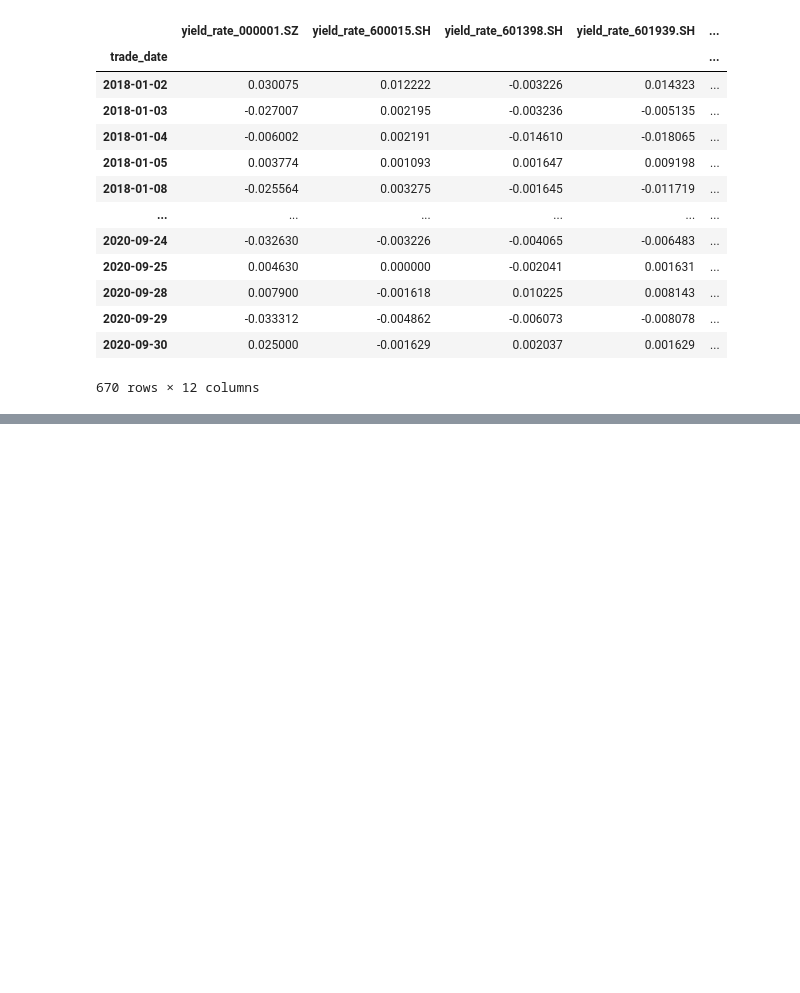
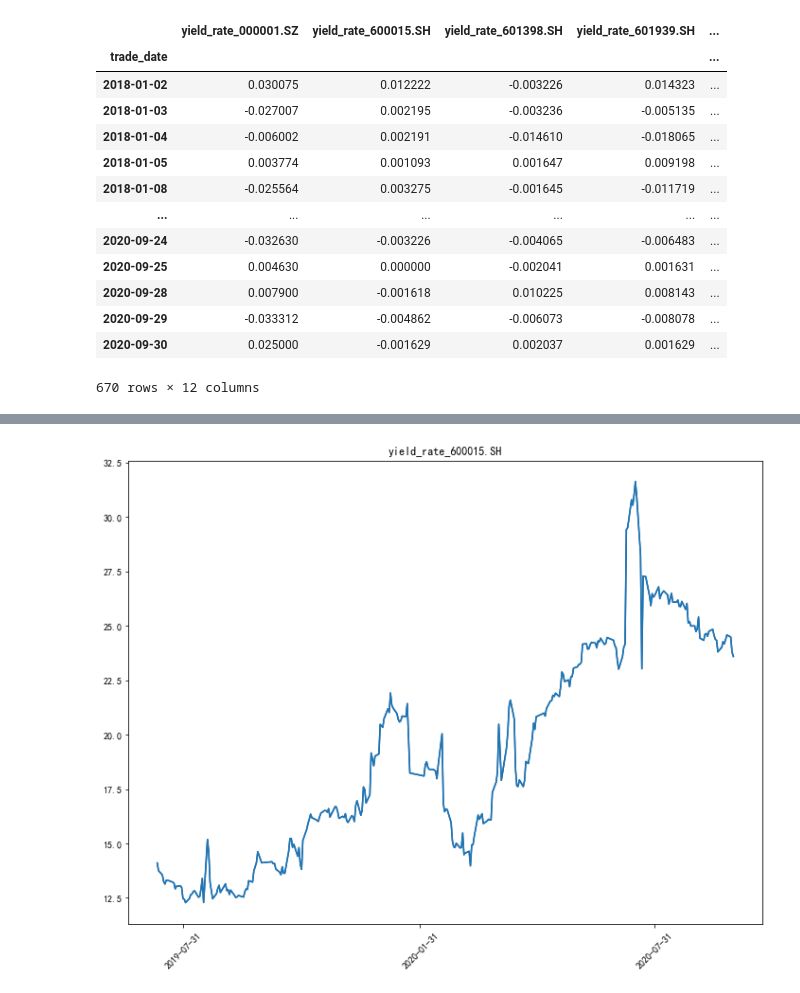
Before and after one commit to jyyskywalker/liquidity, a Jupyter notebook: code/full_process.ipynb, the cells around one changed output, grey strips where cells are left out. Cells and saved outputs as stored; diff of their text form; code cells hidden in the pictures; blank space fills up the shorter version.

```diff
--- a/code/full_process.ipynb
+++ b/code/full_process.ipynb
@@ -573,6 +573,6 @@ data
 | 2020-09-30 | 0.025000 | -0.001629 | 0.002037 | 0.001629 | ... |
 670 rows × 12 columns
 # %%
-gundong = gundong_tensor(data,670,3)
+gundong = gundong_tensor(data,360,3)
 gundong.VAR()
 gundong.cal_overflow(predict_time=10)
@@ -578,0 +594,4 @@ gundong.cal_overflow(predict_time=10)
+# %%
+gundong.plot(gundong.column_list[1])
+# %% [output]
+[figure, added]
```
Also changed, not shown: parts of 3 cells of this notebook, 3 other files.
